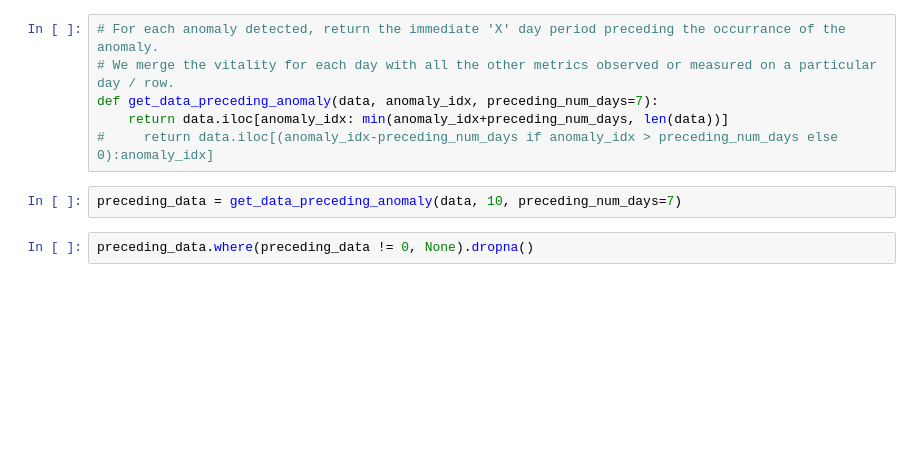
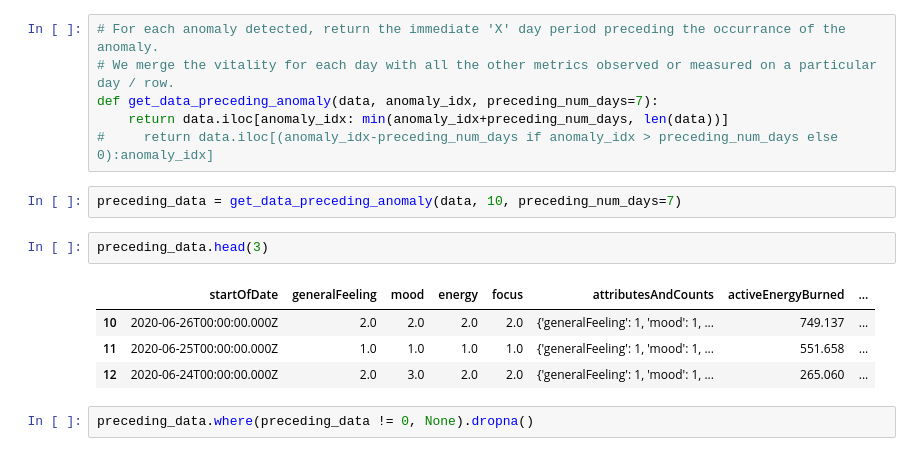
Before and after one commit to vizcosity/YourPerfectDay, a Jupyter notebook: Prediction/notebooks/Exploration & Testing.ipynb, the cells around one changed output. Saved outputs shown, nothing was run; the diff lists cells and outputs as text; blank space fills up the shorter version.

```diff
--- a/Prediction/notebooks/Exploration & Testing.ipynb
+++ b/Prediction/notebooks/Exploration & Testing.ipynb
@@ -682,6 +666,13 @@ def get_data_preceding_anomaly(data, anomaly_idx, preceding_num_days=7):
 #     return data.iloc[(anomaly_idx-preceding_num_days if anomaly_idx > preceding_num_days else 0):anomaly_idx]
 # %%
 preceding_data = get_data_preceding_anomaly(data, 10, preceding_num_days=7)
+# %%
+preceding_data.head(3)
+# %% [output]
+|  | startOfDate | generalFeeling | mood | energy | focus | attributesAndCounts | activeEnergyBurned | ... |
+| 10 | 2020-06-26T00:00:00.000Z | 2.0 | 2.0 | 2.0 | 2.0 | {'generalFeeling': 1, 'mood': 1, ... | 749.137 | ... |
+| 11 | 2020-06-25T00:00:00.000Z | 1.0 | 1.0 | 1.0 | 1.0 | {'generalFeeling': 1, 'mood': 1, ... | 551.658 | ... |
+| 12 | 2020-06-24T00:00:00.000Z | 2.0 | 3.0 | 2.0 | 2.0 | {'generalFeeling': 1, 'mood': 1, ... | 265.060 | ... |
 # %%
 preceding_data.where(preceding_data != 0, None).dropna()
 # %% [output]
```
Also changed, not shown: parts of 18 cells of this notebook, 18 other files.
